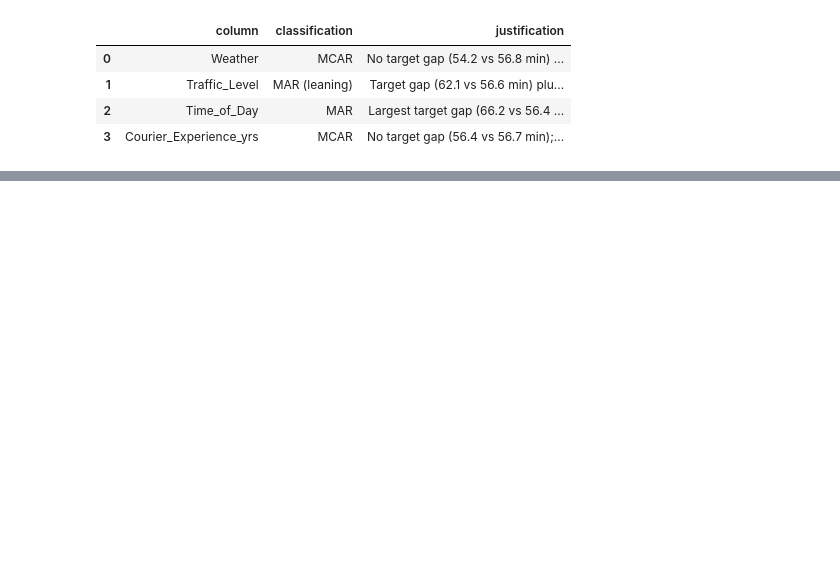
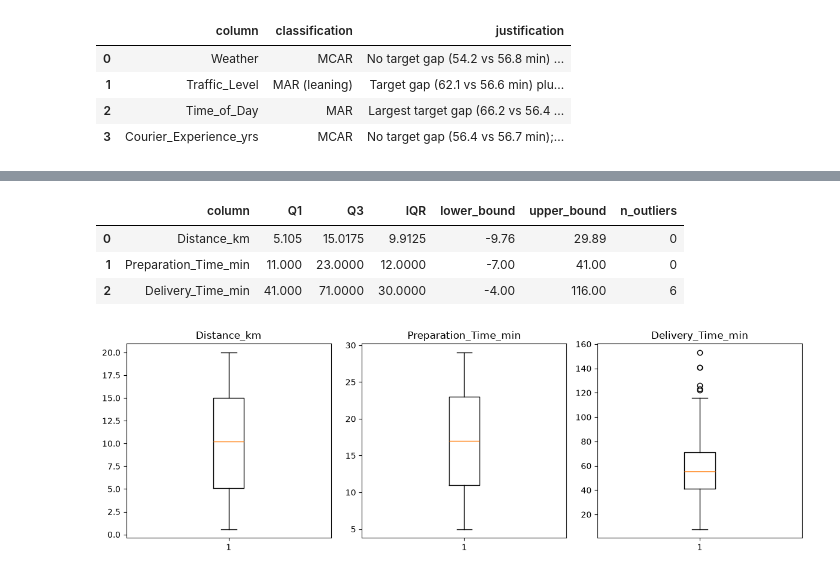
Before and after one commit to felo9015/food_delivery_time_prediction, a Jupyter notebook: notebooks/eda_exploration.ipynb, the cells around one changed output, grey strips where cells are left out. Drawn from its saved outputs; the diff is of its cells as text; code cells hidden in the pictures; blank space fills up the shorter version.

```diff
--- a/notebooks/eda_exploration.ipynb
+++ b/notebooks/eda_exploration.ipynb
@@ -273,0 +321,33 @@ pd.DataFrame([
+# %%
+outlier_cols = ["Distance_km", "Preparation_Time_min", "Delivery_Time_min"]
+
+iqr_rows = []
+for c in outlier_cols:
+    q1 = df[c].quantile(0.25)
+    q3 = df[c].quantile(0.75)
+    iqr = q3 - q1
+    lower = q1 - 1.5 * iqr
+    upper = q3 + 1.5 * iqr
+    n_outliers = ((df[c] < lower) | (df[c] > upper)).sum()
+    iqr_rows.append({
+        "column": c, "Q1": q1, "Q3": q3, "IQR": iqr,
+        "lower_bound": round(lower, 2), "upper_bound": round(upper, 2),
+        "n_outliers": n_outliers,
+    })
+
+iqr_summary = pd.DataFrame(iqr_rows)
+iqr_summary
+# %% [output]
+|  | column | Q1 | Q3 | IQR | lower_bound | upper_bound | n_outliers |
+| 0 | Distance_km | 5.105 | 15.0175 | 9.9125 | -9.76 | 29.89 | 0 |
+| 1 | Preparation_Time_min | 11.000 | 23.0000 | 12.0000 | -7.00 | 41.00 | 0 |
+| 2 | Delivery_Time_min | 41.000 | 71.0000 | 30.0000 | -4.00 | 116.00 | 6 |
+# %%
+fig, axes = plt.subplots(1, 3, figsize=(12, 4))
+for ax, c in zip(axes, outlier_cols):
+    ax.boxplot(df[c].dropna())
+    ax.set_title(c)
+plt.tight_layout()
+plt.show()
+# %% [output]
+[figure, added]
```
Also changed, not shown: parts of 25 cells of this notebook, 1 other file.
